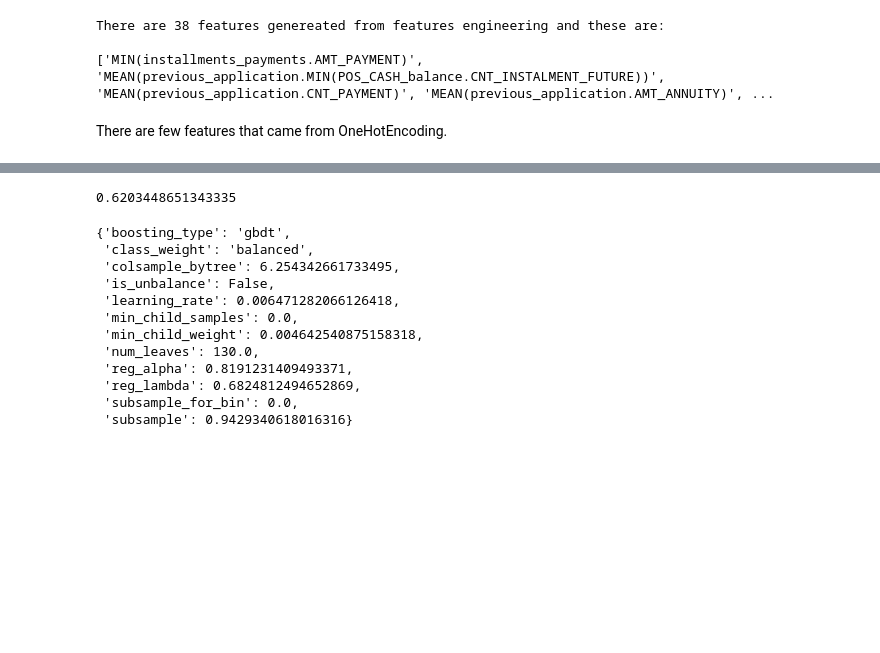
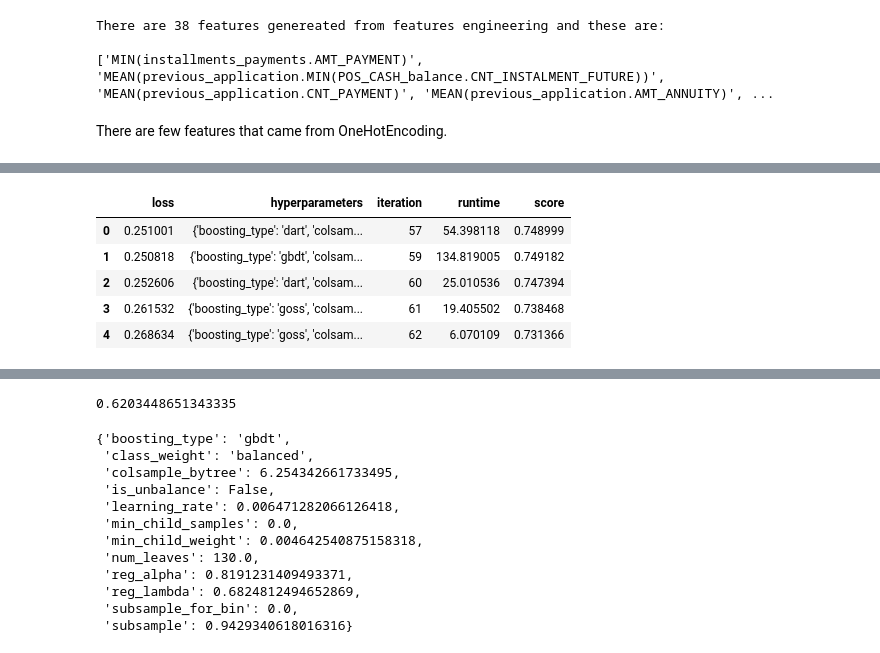
Before and after one commit to zahid1202/Credit_Default_Risk, a Jupyter notebook: Automated_Feature_Engineering.ipynb, the cells around one changed output, grey strips where cells are left out. Saved outputs shown, nothing was run; the diff lists cells and outputs as text; code cells hidden in the pictures; blank space fills up the shorter version.

```diff
--- a/Automated_Feature_Engineering.ipynb
+++ b/Automated_Feature_Engineering.ipynb
@@ -1265,0 +1444,10 @@ hyper_params
+# %%
+optimized_params = pd.read_csv("hyper_params.csv")
+optimized_params.head()
+# %% [output]
+|  | loss | hyperparameters | iteration | runtime | score |
+| 0 | 0.251001 | {'boosting_type': 'dart', 'colsam... | 57 | 54.398118 | 0.748999 |
+| 1 | 0.250818 | {'boosting_type': 'gbdt', 'colsam... | 59 | 134.819005 | 0.749182 |
+| 2 | 0.252606 | {'boosting_type': 'dart', 'colsam... | 60 | 25.010536 | 0.747394 |
+| 3 | 0.261532 | {'boosting_type': 'goss', 'colsam... | 61 | 19.405502 | 0.738468 |
+| 4 | 0.268634 | {'boosting_type': 'goss', 'colsam... | 62 | 6.070109 | 0.731366 |
```
Also changed, not shown: parts of 39 cells of this notebook.
